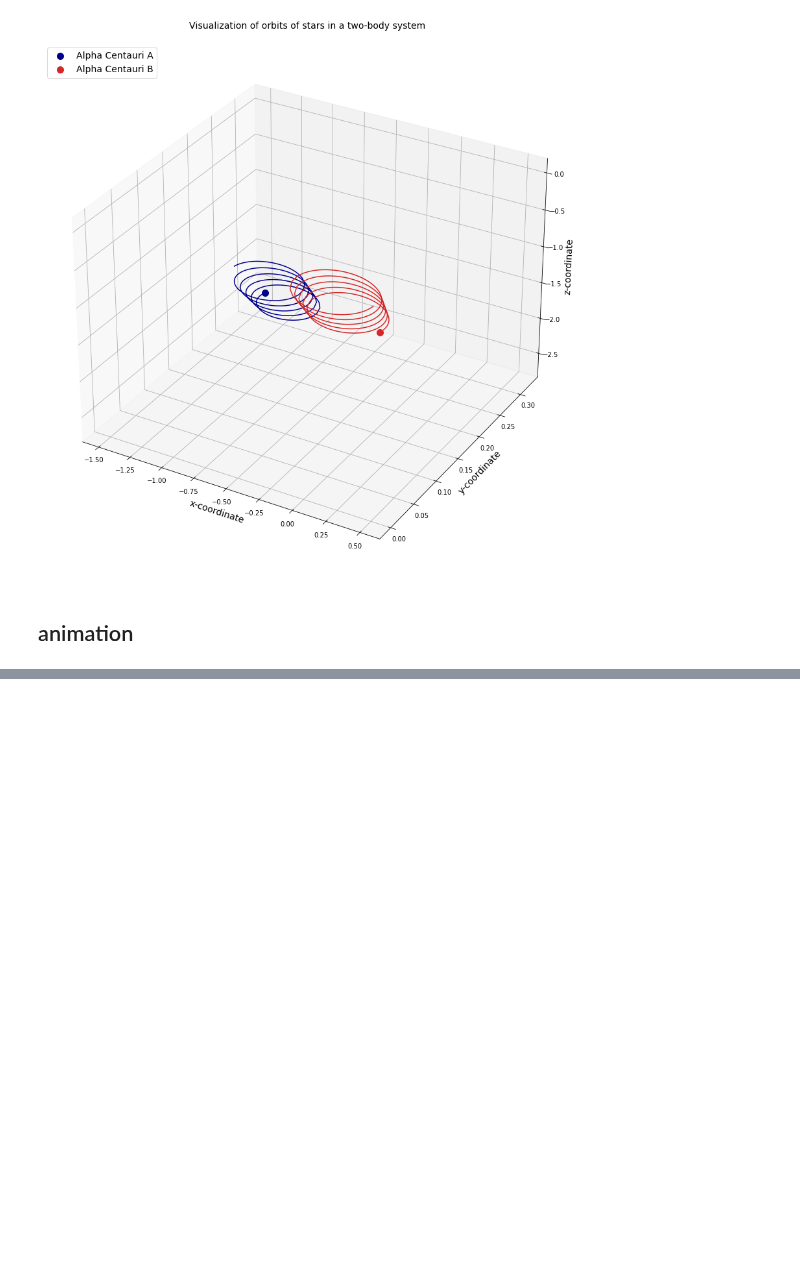
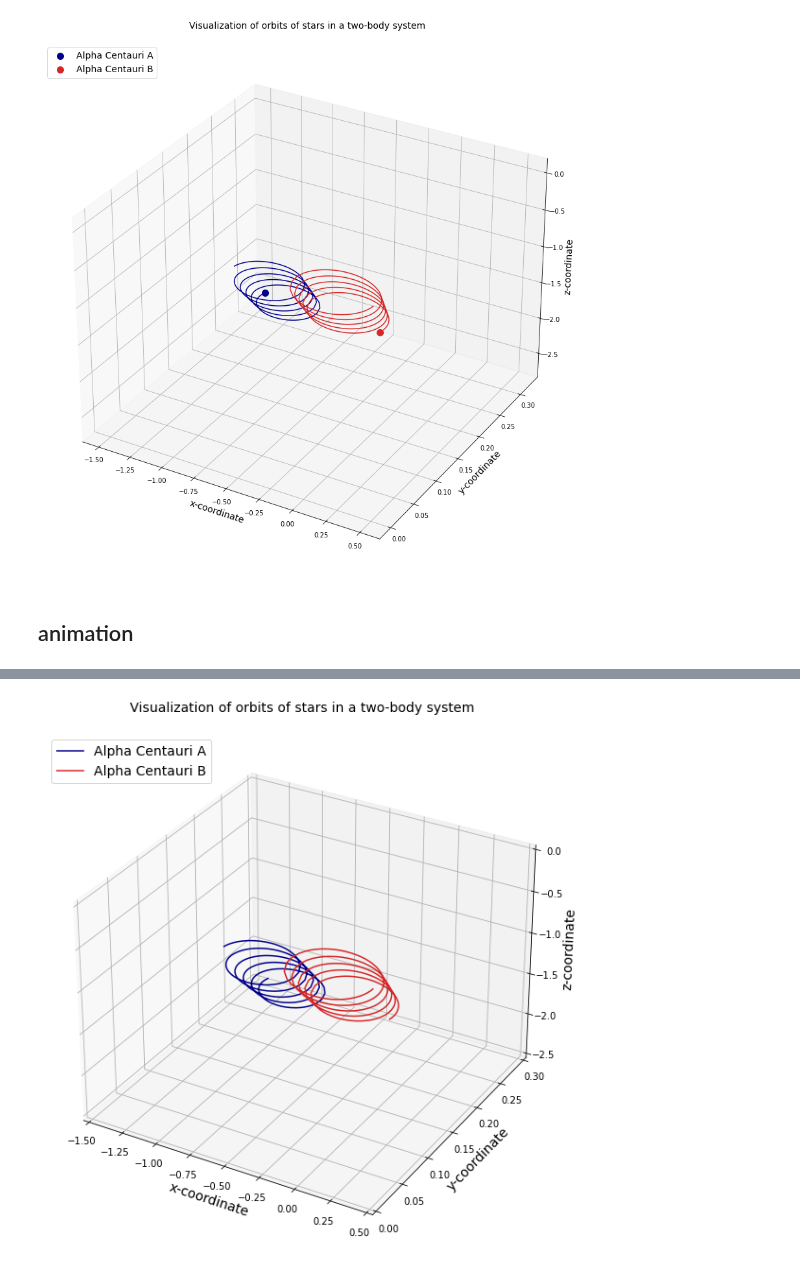
Before and after one commit to Ewen2015/DataScienceNotes, a Jupyter notebook: pygame/threebody/001_matplot_animation.ipynb, the cells around one changed output, grey strips where cells are left out. Saved outputs shown, nothing was run; the diff lists cells and outputs as text; code cells hidden in the pictures; blank space fills up the shorter version.

```diff
--- a/pygame/threebody/001_matplot_animation.ipynb
+++ b/pygame/threebody/001_matplot_animation.ipynb
@@ -157,0 +276,4 @@ anim.save('treebody.gif', writer=animation.PillowWriter())
+# %%
+plot(r1_sol, r2_sol, file_gif='two_body_model.gif')
+# %% [output]
+[figure, added]
```
Also changed, not shown: parts of 36 cells of this notebook, 5 other files.
